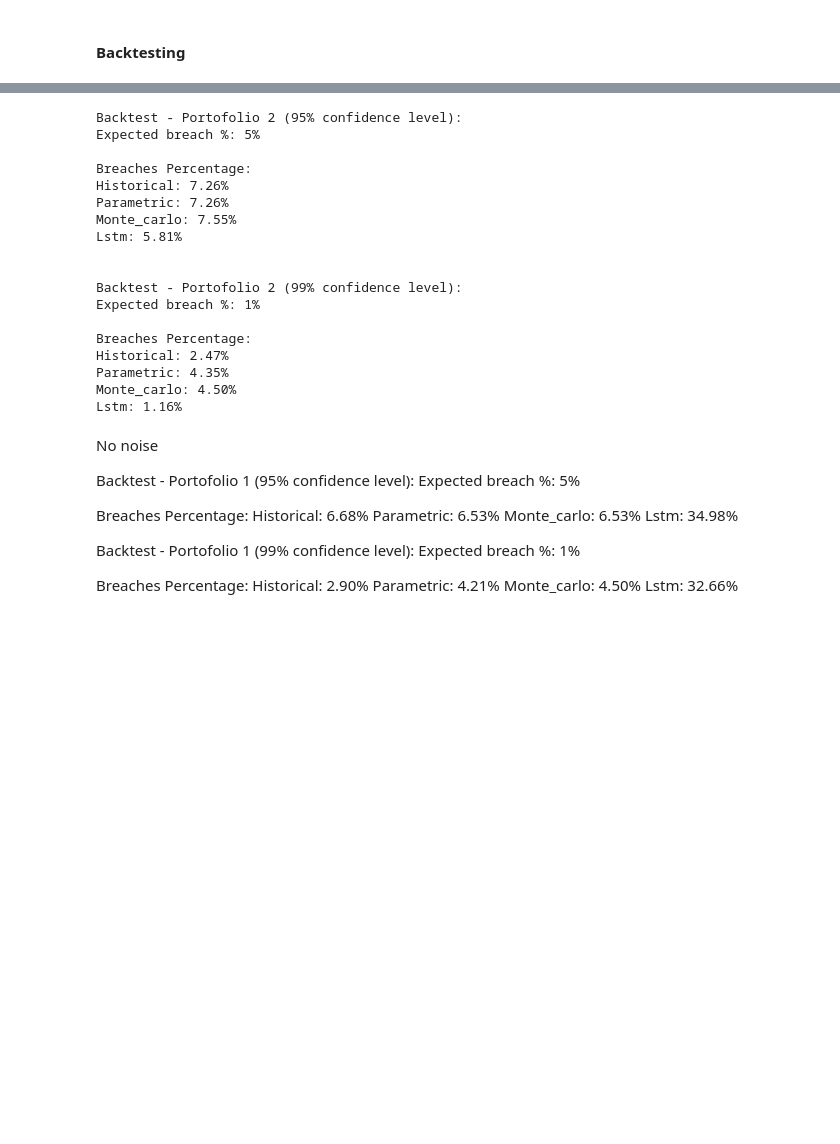
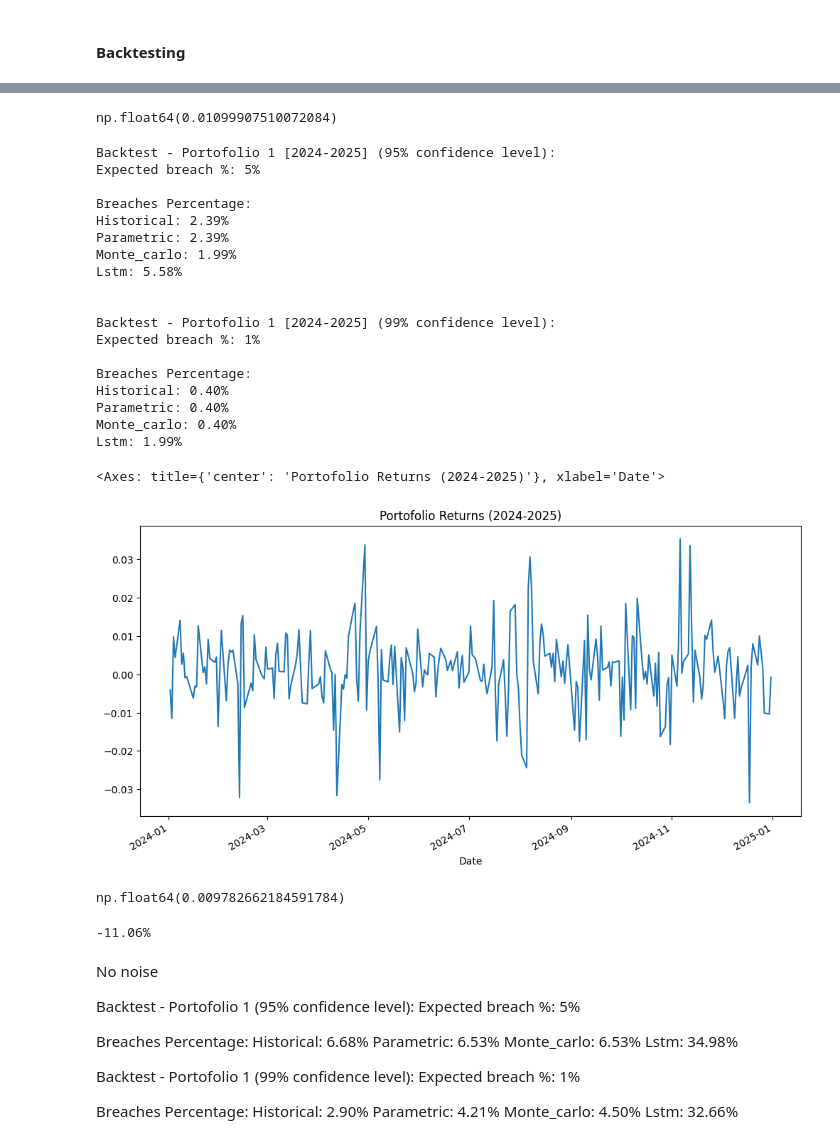
Before and after one commit to mairovitzmario/value-at-risk, a Jupyter notebook: research/research.ipynb, the cells around one changed output, grey strips where cells are left out. Cells and saved outputs as stored; diff of their text form; code cells hidden in the pictures; blank space fills up the shorter version.

```diff
--- a/research/research.ipynb
+++ b/research/research.ipynb
@@ -759 +642,6 @@ Lstm: 0.73%
+# %%
+std1 = test_portofolio.returns['portofolio'].loc['2023-01-01':'2024-01-01'].std()
+std1
+# %% [output]
+np.float64(0.01099907510072084)
 # %%
@@ -762,30 +650,58 @@ backtest_2_99_df = backtest_portofolio(portofolios[2],conf_level=0.99, days=1000
 # %%
-print("Backtest - Portofolio 2 (95% confidence level):")
+print("Backtest - Portofolio 1 [2024-2025] (95% confidence level):")
 print('Expected breach %: 5%')
 print_breaches_percentage(get_breaches_percentage(backtest_2_95_df))
 print('\n')
-print("Backtest - Portofolio 2 (99% confidence level):")
+print("Backtest - Portofolio 1 [2024-2025] (99% confidence level):")
 print('Expected breach %: 1%')
 print_breaches_percentage(get_breaches_percentage(backtest_2_99_df))
 # %% [output]
-Backtest - Portofolio 2 (95% confidence level):
+Backtest - Portofolio 1 [2024-2025] (95% confidence level):
 Expected breach %: 5%
 
 Breaches Percentage:
-Historical: 7.26%
-Parametric: 7.26%
-Monte_carlo: 7.55%
-Lstm: 5.81%
+Historical: 2.39%
+Parametric: 2.39%
+Monte_carlo: 1.99%
+Lstm: 5.58%
 
 
-Backtest - Portofolio 2 (99% confidence level):
+Backtest - Portofolio 1 [2024-2025] (99% confidence level):
 Expected breach %: 1%
 
 Breaches Percentage:
-Historical: 2.47%
-Parametric: 4.35%
-Monte_carlo: 4.50%
-Lstm: 1.16%
+Historical: 0.40%
+Parametric: 0.40%
+Monte_carlo: 0.40%
+Lstm: 1.99%
+# %%
+test_portofolio = PortofolioData(
+            stocks=portofolios[1].stocks,
+            weights=portofolios[1].weights,
+            Time=1,
+            initial_investment=portofolios[1].initial_investment,
+            forecast_start_date=dt.datetime.strptime("2025-01-01", "%Y-%m-%d"), # Added comma here
+            yahoo_finance=False,
+        )
+
+test_portofolio.returns['portofolio'].loc['2024-01-01':'2025-01-01'].plot(
+    figsize=(12, 6), title='Portofolio Returns (2024-2025)'
+)
+# %% [output]
+<Axes: title={'center': 'Portofolio Returns (2024-2025)'}, xlabel='Date'>
+[figure, added]
+# %%
+std2 = test_portofolio.returns['portofolio'].loc['2024-01-01':'2025-01-01'].std()
+std2
+# %% [output]
+np.float64(0.009782662184591784)
+# %%
+
+difference = std2 - std1
+percentage_change = (difference / std1) * 100
+print(f"{percentage_change:.2f}%")
+# %% [output]
+-11.06%
 # %% [markdown]
 No noise
 
```
Also changed, not shown: parts of 24 cells of this notebook, 3 other files.
